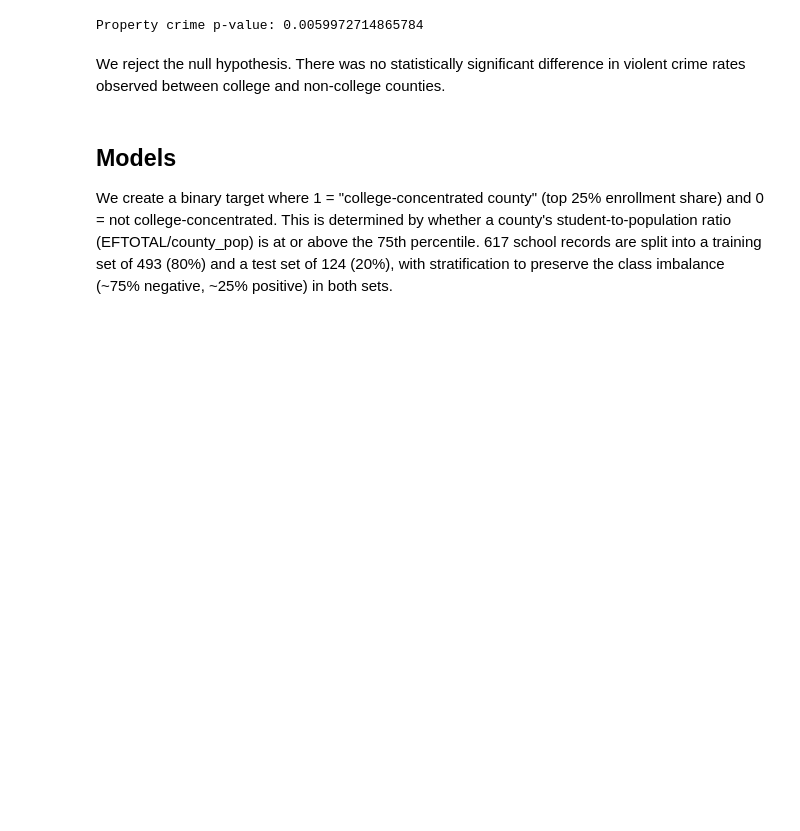
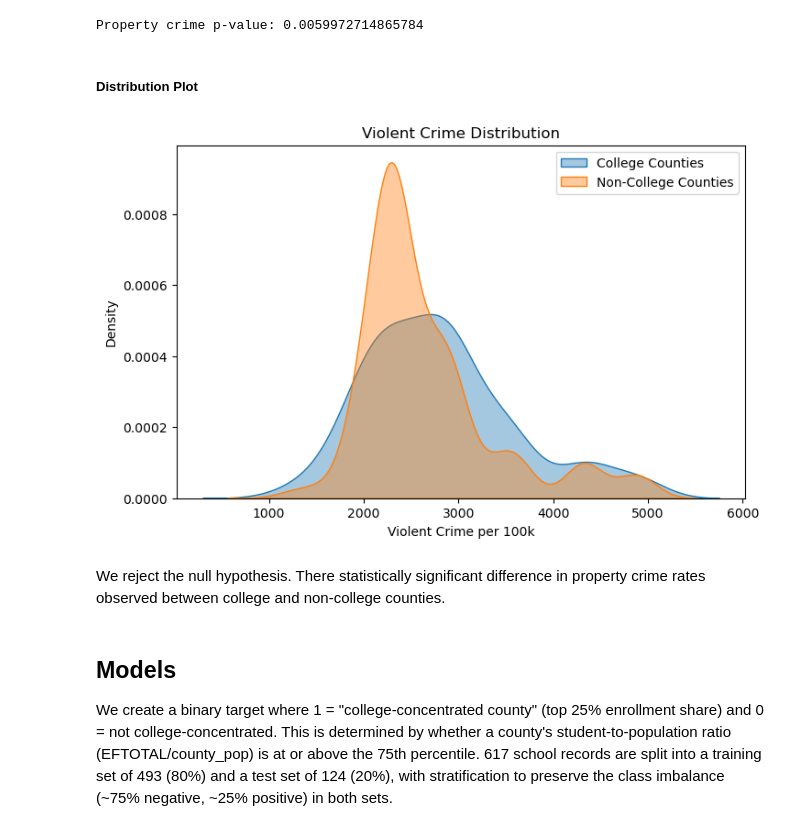
Before and after one commit to COGS108/Group045_WI26, a Jupyter notebook: 02-EDACheckpoint.ipynb, the cells around one changed output. Cells and saved outputs as stored; diff of their text form; code cells hidden in the pictures; blank space fills up the shorter version.

```diff
--- a/02-EDACheckpoint.ipynb
+++ b/02-EDACheckpoint.ipynb
@@ -768,8 +800,38 @@ stat_v, p_v = mannwhitneyu(college_county_p, non_college_county_p, alternative="
 print("Property crime p-value:", p_v)
 # %% [output]
 Property crime p-value: 0.0059972714865784
+# %% [markdown]
+##### Distribution Plot
+# %%
+import seaborn as sns
+import matplotlib.pyplot as plt
+
+plt.figure(figsize=(8,5))
+
+sns.kdeplot(
+    data=hypothesis_test_df[hypothesis_test_df["is_college_county"] == 1],
+    x="property_per_100k",
+    label="College Counties",
+    fill=True,
+    alpha=0.4
+)
+
+sns.kdeplot(
+    data=hypothesis_test_df[hypothesis_test_df["is_college_county"] == 0],
+    x="property_per_100k",
+    label="Non-College Counties",
+    fill=True,
+    alpha=0.4
+)
+
+plt.title("Violent Crime Distribution")
+plt.xlabel("Violent Crime per 100k")
+plt.legend()
+plt.show()
+# %% [output]
+[figure, added]
 # %% [markdown]
-We reject the null hypothesis. There was no statistically significant difference in violent crime rates observed between college and non-college counties.
+We reject the null hypothesis. There statistically significant difference in property crime rates observed between college and non-college counties.
 # %% [markdown]
 ## Models
 We create a binary target where 1 = "college-concentrated county" (top 25% enrollment share) and 0 = not college-concentrated. This is determined by whether a county's student-to-population ratio (EFTOTAL/county_pop) is at or above the 75th percentile. 617 school records are split into a training set of 493 (80%) and a test set of 124 (20%), with stratification to preserve the class imbalance (~75% negative, ~25% positive) in both sets.
```
Also changed, not shown: parts of 4 cells of this notebook.
